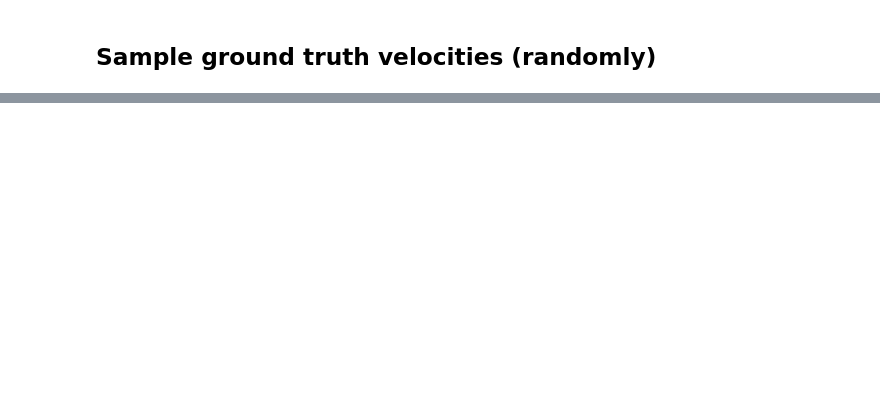
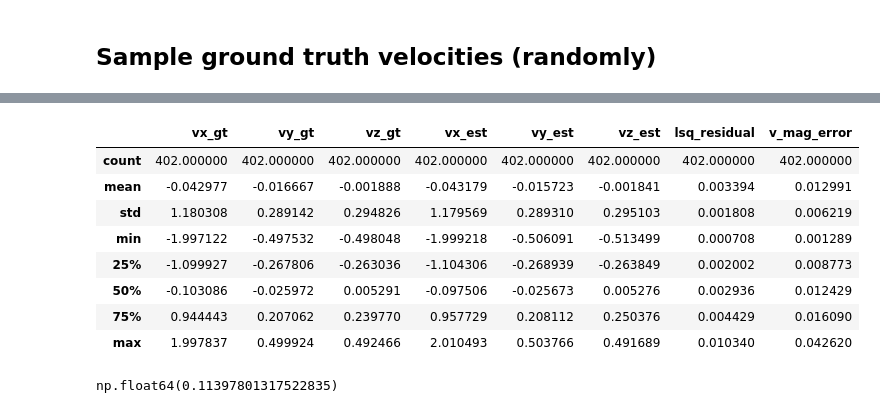
Before and after one commit to Maexerich/Radar, a Jupyter notebook: Radar_discretization/Discretization_effect.ipynb, the cells around one changed output, grey strips where cells are left out. Drawn from its saved outputs; the diff is of its cells as text; code cells hidden in the pictures; blank space fills up the shorter version.

```diff
--- a/Radar_discretization/Discretization_effect.ipynb
+++ b/Radar_discretization/Discretization_effect.ipynb
@@ -103,0 +260,38 @@ print(n_points)
+# %%
+estimate = pd.DataFrame(columns=["vx_gt", "vy_gt", "vz_gt", "vx_est", "vy_est", "vz_est", "lsq_residual", "scan_counter"], data=[])
+
+for scan_counter in range(n_scans):
+    # Get the radar points for the current scan
+    radar_points = radar_df[radar_df["scan_counter"] == scan_counter]
+
+    # LSQ estimate of ego-velocity using each radar_point heading and doppler-shift
+    H = np.zeros((radar_points.shape[0], 3))
+    v_doppler = np.zeros((radar_points.shape[0], 1))
+
+    # Unitary vector for each radar point
+    radar_points_unit_vecs = spherical_to_cartesian(np.hstack((
+        np.ones((radar_points.shape[0], 1)), radar_points[["elevation_discretized", "azimuth_discretized"]])),
+        angle_unit="degrees",
+        convention="TI")
+
+    # Fill H and v_doppler
+    H = radar_points_unit_vecs
+    v_doppler = radar_points["doppler_discretized"].values.reshape(-1, 1)
+    v_doppler = -v_doppler # Reverse sign as doppler is opposed to actual velocity
+
+    # Solve for ego-velocity
+    v_est, residual, _, _ = np.linalg.lstsq(H, v_doppler, rcond=None)
+
+    # Append results
+    res = {
+        "vx_gt": radar_points["vx_gt"].values[0],
+        "vy_gt": radar_points["vy_gt"].values[0],
+        "vz_gt": radar_points["vz_gt"].values[0],
+        "vx_est": v_est[0],
+        "vy_est": v_est[1],
+        "vz_est": v_est[2],
+        "lsq_residual": residual[0],
+        "scan_counter": scan_counter
+    }
+    df = pd.DataFrame(res)
+    estimate = pd.concat([estimate, df], ignore_index=True)
@@ -103,0 +337,13 @@ print(n_points)
+# %%
+estimate["v_mag_error"] = np.linalg.norm(estimate[["vx_gt", "vy_gt", "vz_gt"]].values - estimate[["vx_est", "vy_est", "vz_est"]].values, axis=1)
+estimate.describe()
+# %% [output]
+|  | vx_gt | vy_gt | vz_gt | vx_est | vy_est | vz_est | lsq_residual | v_mag_error |
+| count | 402.000000 | 402.000000 | 402.000000 | 402.000000 | 402.000000 | 402.000000 | 402.000000 | 402.000000 |
+| mean | -0.042977 | -0.016667 | -0.001888 | -0.043179 | -0.015723 | -0.001841 | 0.003394 | 0.012991 |
+| std | 1.180308 | 0.289142 | 0.294826 | 1.179569 | 0.289310 | 0.295103 | 0.001808 | 0.006219 |
+| min | -1.997122 | -0.497532 | -0.498048 | -1.999218 | -0.506091 | -0.513499 | 0.000708 | 0.001289 |
+| 25% | -1.099927 | -0.267806 | -0.263036 | -1.104306 | -0.268939 | -0.263849 | 0.002002 | 0.008773 |
+| 50% | -0.103086 | -0.025972 | 0.005291 | -0.097506 | -0.025673 | 0.005276 | 0.002936 | 0.012429 |
+| 75% | 0.944443 | 0.207062 | 0.239770 | 0.957729 | 0.208112 | 0.250376 | 0.004429 | 0.016090 |
+| max | 1.997837 | 0.499924 | 0.492466 | 2.010493 | 0.503766 | 0.491689 | 0.010340 | 0.042620 |
@@ -103,0 +356,4 @@ print(n_points)
+# %%
+RMSE
+# %% [output]
+np.float64(0.11397801317522835)
```
Also changed, not shown: parts of 18 cells of this notebook, 2 other files.
